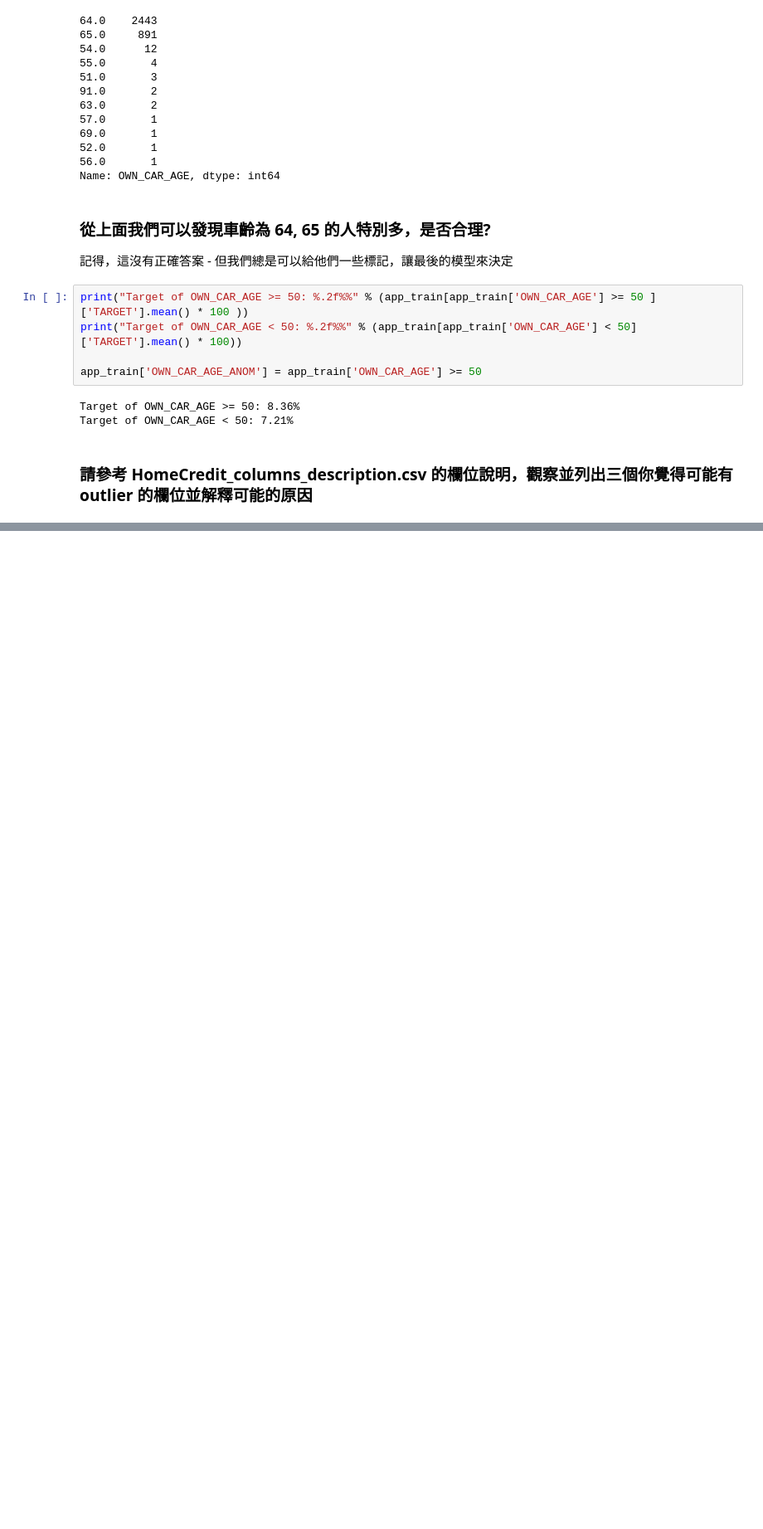
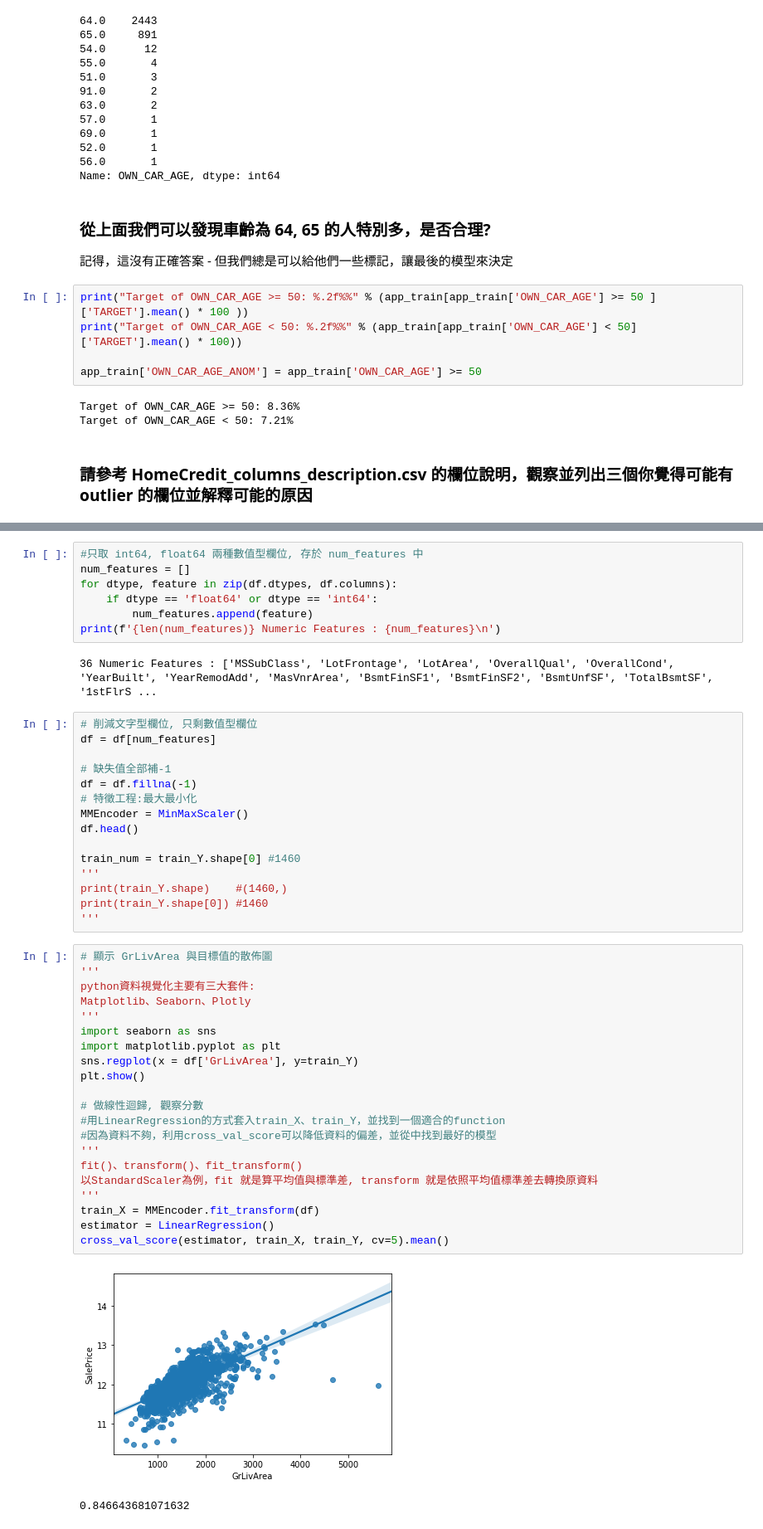
Before and after one commit to zzo30802/3rd-ML100Days, a Jupyter notebook: homework/ML_100Days_note.ipynb, the cells around one changed output, grey strips where cells are left out. Shown: that part at 83% size. Saved outputs shown, nothing was run; the diff lists cells and outputs as text; blank space fills up the shorter version.

```diff
--- a/homework/ML_100Days_note.ipynb
+++ b/homework/ML_100Days_note.ipynb
@@ -787,0 +1011,48 @@ Numbers of remain columns: 0
+# %%
+#只取 int64, float64 兩種數值型欄位, 存於 num_features 中
+num_features = []
+for dtype, feature in zip(df.dtypes, df.columns):
+    if dtype == 'float64' or dtype == 'int64':
+        num_features.append(feature)
+print(f'{len(num_features)} Numeric Features : {num_features}\n')
+# %% [output]
+36 Numeric Features : ['MSSubClass', 'LotFrontage', 'LotArea', 'OverallQual', 'OverallCond', 'YearBuilt', 'YearRemodAdd', 'MasVnrArea', 'BsmtFinSF1', 'BsmtFinSF2', 'BsmtUnfSF', 'TotalBsmtSF', '1stFlrS ...
+# %%
+# 削減文字型欄位, 只剩數值型欄位
+df = df[num_features]
+
+# 缺失值全部補-1
+df = df.fillna(-1)
+# 特徵工程:最大最小化
+MMEncoder = MinMaxScaler()
+df.head()
+
+train_num = train_Y.shape[0] #1460
+'''
+print(train_Y.shape)    #(1460,)
+print(train_Y.shape[0]) #1460
+'''
+# %%
+# 顯示 GrLivArea 與目標值的散佈圖
+'''
+python資料視覺化主要有三大套件:
+Matplotlib、Seaborn、Plotly
+'''
+import seaborn as sns
+import matplotlib.pyplot as plt
+sns.regplot(x = df['GrLivArea'], y=train_Y)
+plt.show()
+
+# 做線性迴歸, 觀察分數
+#用LinearRegression的方式套入train_X、train_Y，並找到一個適合的function
+#因為資料不夠，利用cross_val_score可以降低資料的偏差，並從中找到最好的模型
+'''
+fit()、transform()、fit_transform()
+以StandardScaler為例，fit 就是算平均值與標準差, transform 就是依照平均值標準差去轉換原資料
+'''
+train_X = MMEncoder.fit_transform(df)
+estimator = LinearRegression()
+cross_val_score(estimator, train_X, train_Y, cv=5).mean()
+# %% [output]
+[figure, added]
+0.846643681071632
```
Also changed, not shown: parts of 16 cells of this notebook.
